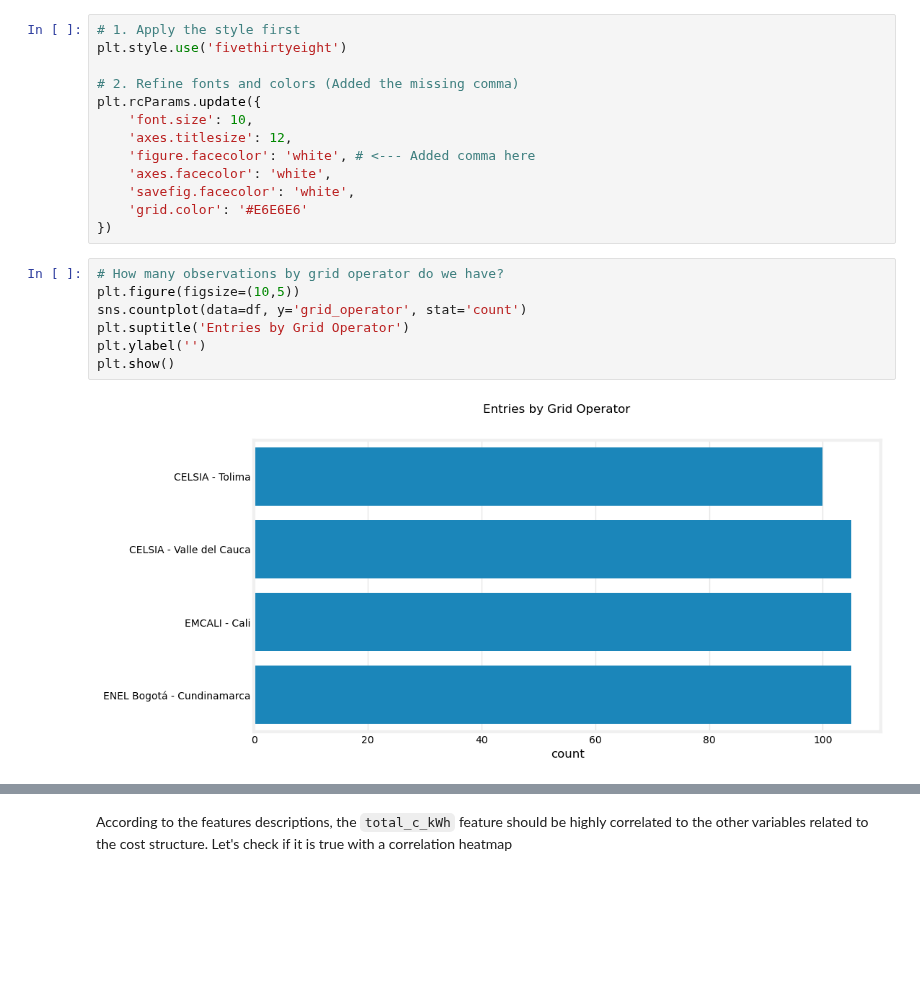
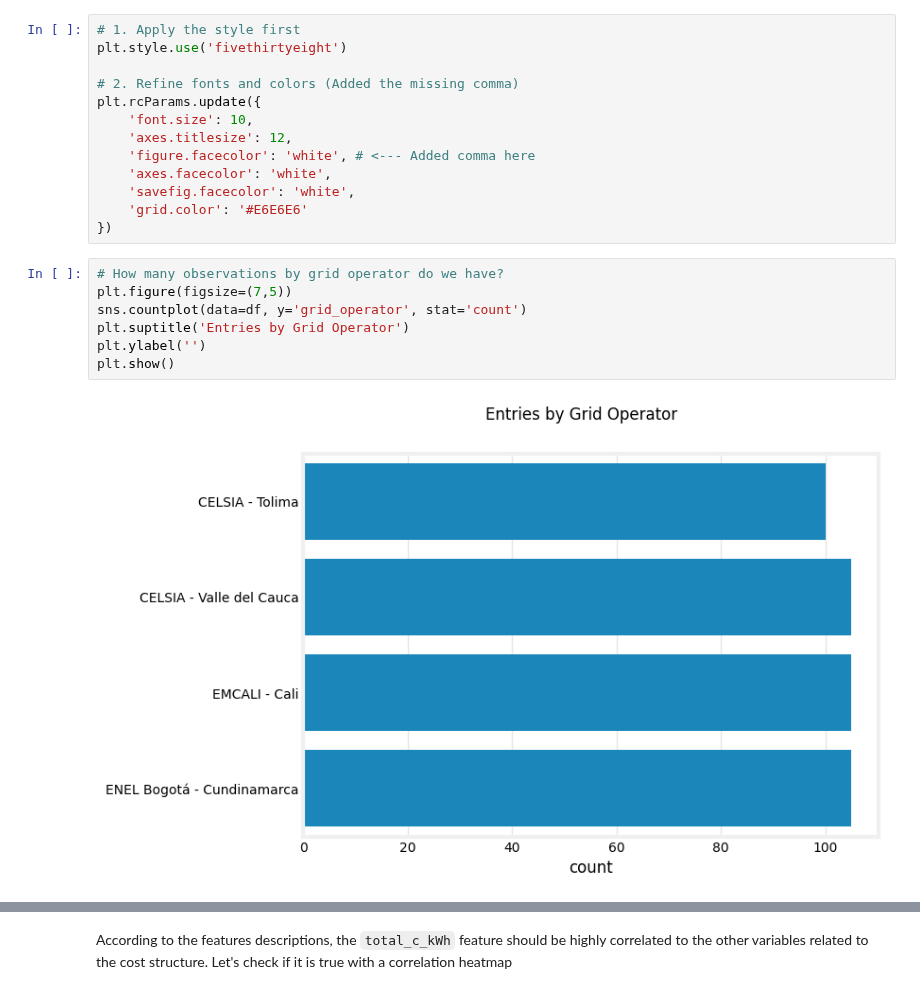
Before and after one commit to c4-calderon/c4-calderon.github.io, a Jupyter notebook: _notebooks/2026-04-05-Electricity-Rates-and-Costs.ipynb, the cells around one changed output, grey strips where cells are left out. Saved outputs shown, nothing was run; the diff lists cells and outputs as text; blank space fills up the shorter version.

```diff
--- a/_notebooks/2026-04-05-Electricity-Rates-and-Costs.ipynb
+++ b/_notebooks/2026-04-05-Electricity-Rates-and-Costs.ipynb
@@ -318,12 +318,12 @@ plt.rcParams.update({
 })
 # %%
 # How many observations by grid operator do we have?
-plt.figure(figsize=(10,5))
+plt.figure(figsize=(7,5))
 sns.countplot(data=df, y='grid_operator', stat='count')
 plt.suptitle('Entries by Grid Operator')
 plt.ylabel('')
 plt.show()
 # %% [output]
-[figure, old version]
+[figure, new version]
 # %%
 # How many observations by grid level do we have?
```
Also changed, not shown: parts of 11 cells of this notebook, 6 other files.
